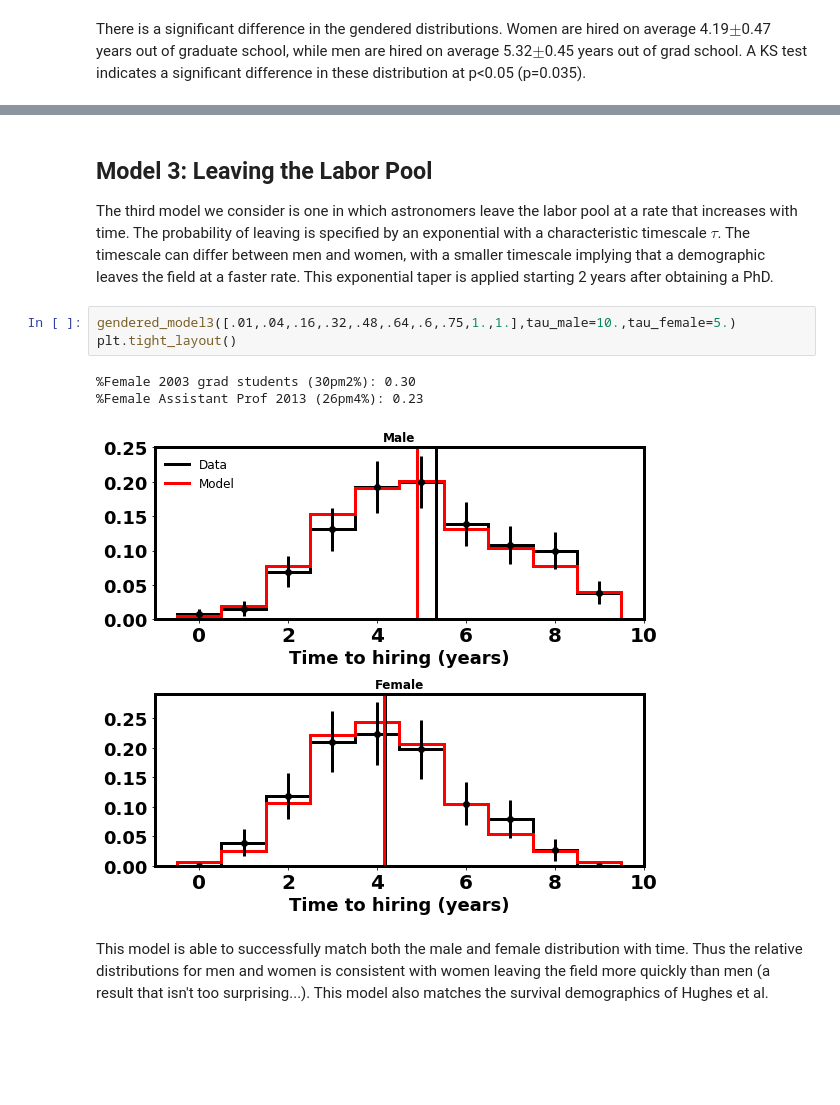
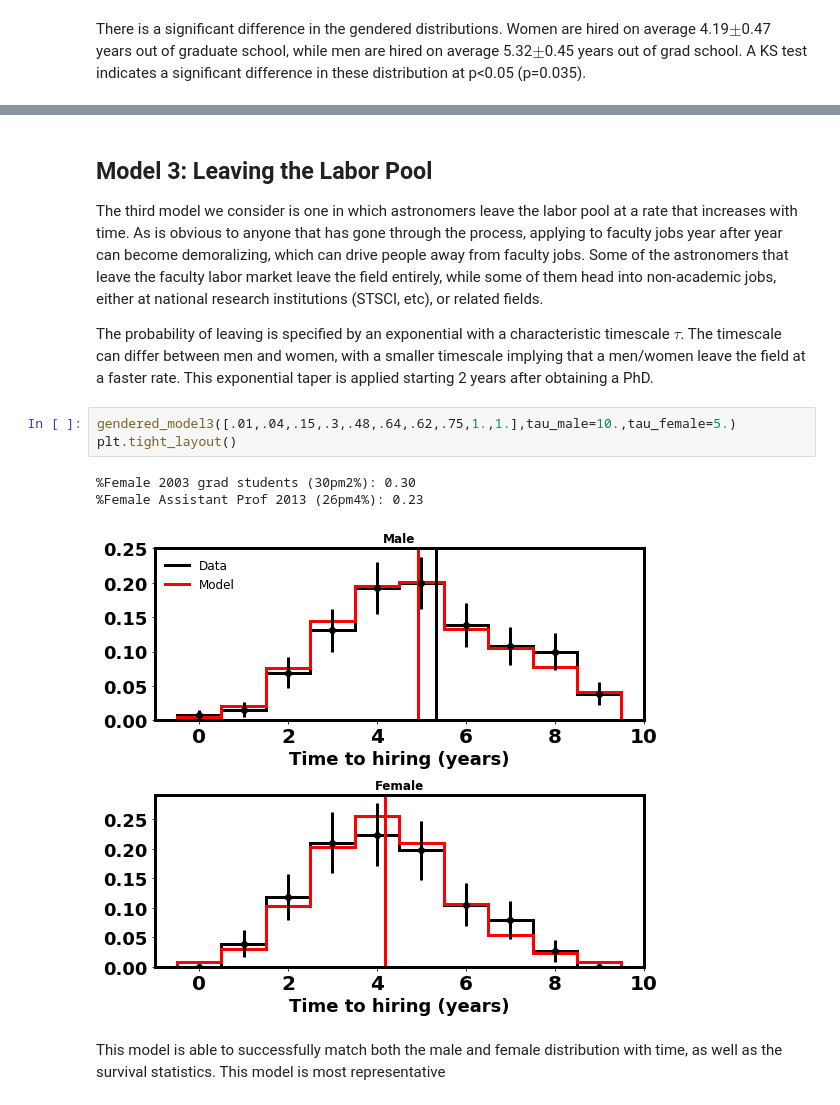
Before and after one commit to kevin-flaherty/hiring_distro, a Jupyter notebook: hiring_demo.ipynb, the cells around one changed output, grey strips where cells are left out. Cells and saved outputs as stored; diff of their text form; blank space fills up the shorter version.

```diff
--- a/hiring_demo.ipynb
+++ b/hiring_demo.ipynb
@@ -110,13 +133,15 @@ While the number of astronomers that enter the labor pool each year (30,000) and
 # %% [markdown]
 ## Model 3: Leaving the Labor Pool
 
-The third model we consider is one in which astronomers leave the labor pool at a rate that increases with time. The probability of leaving is specified by an exponential with a characteristic timescale *$\tau$*. The timescale can differ between men and women, with a smaller timescale implying that a demographic leaves the field at a faster rate. This exponential taper is applied starting 2 years after obtaining a PhD.
+The third model we consider is one in which astronomers leave the labor pool at a rate that increases with time. As is obvious to anyone that has gone through the process, applying to faculty jobs year after year can become demoralizing,  which can drive people away from faculty jobs. Some of the astronomers that leave the faculty labor market leave the field entirely, while some of them head into non-academic jobs, either at national research institutions (STSCI, etc), or related fields.
+
+The probability of leaving is specified by an exponential with a characteristic timescale *$\tau$*. The timescale can differ between men and women, with a smaller timescale implying that a men/women leave the field at a faster rate. This exponential taper is applied starting 2 years after obtaining a PhD.
 # %%
-gendered_model3([.01,.04,.16,.32,.48,.64,.6,.75,1.,1.],tau_male=10.,tau_female=5.)
+gendered_model3([.01,.04,.15,.3,.48,.64,.62,.75,1.,1.],tau_male=10.,tau_female=5.)
 plt.tight_layout()
 # %% [output]
 %Female 2003 grad students (30pm2%): 0.30
 %Female Assistant Prof 2013 (26pm4%): 0.23
-[figure, old version]
+[figure, new version]
 # %% [markdown]
-This model is able to successfully match both the male and female distribution with time. Thus the relative distributions for men and women is consistent with women leaving the field more quickly than men (a result that isn't too surprising...). This model also matches the survival demographics of Hughes et al.
+This model is able to successfully match both the male and female distribution with time, as well as the survival statistics. This model is most representative
```
Also changed, not shown: parts of 18 cells of this notebook, 1 other file.
